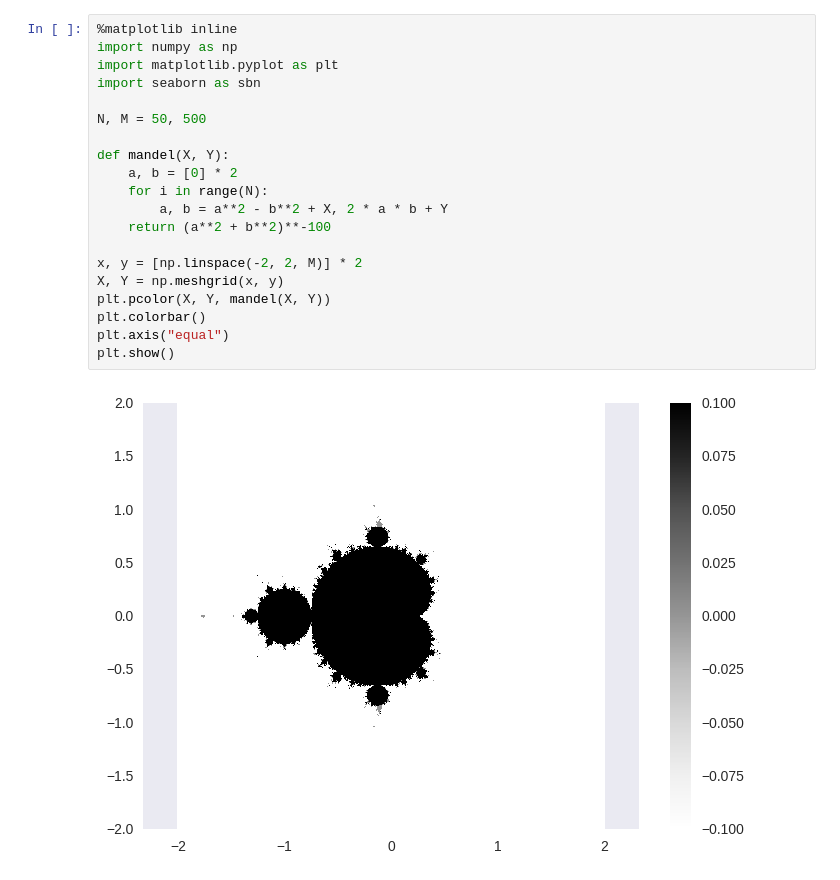
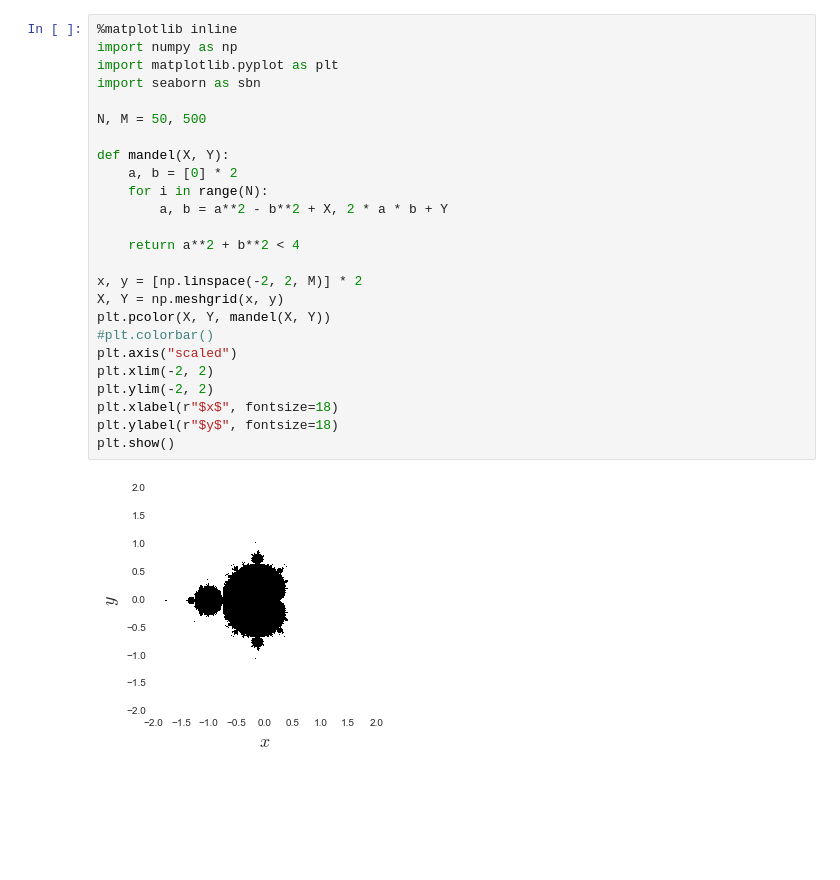
Before and after one commit to jabberwocky0139/QiitaArticles, a Jupyter notebook: Chaos_Fractal.ipynb, the cells around one changed output. Cells and saved outputs as stored; diff of their text form; blank space fills up the shorter version.

```diff
--- a/Chaos_Fractal.ipynb
+++ b/Chaos_Fractal.ipynb
@@ -1,25 +1,30 @@
 # %%
 %matplotlib inline
 import numpy as np
 import matplotlib.pyplot as plt
 import seaborn as sbn
 
 N, M = 50, 500
 
 def mandel(X, Y):
     a, b = [0] * 2
     for i in range(N):
         a, b = a**2 - b**2 + X, 2 * a * b + Y
-    return (a**2 + b**2)**-100
+
+    return a**2 + b**2 < 4
 
 x, y = [np.linspace(-2, 2, M)] * 2
 X, Y = np.meshgrid(x, y)
 plt.pcolor(X, Y, mandel(X, Y))
-plt.colorbar()
-plt.axis("equal")
+#plt.colorbar()
+plt.axis("scaled")
+plt.xlim(-2, 2)
+plt.ylim(-2, 2)
+plt.xlabel(r"$x$", fontsize=18)
+plt.ylabel(r"$y$", fontsize=18)
 plt.show()
 # %% [output]
-[figure, old version]
+[figure, new version]
 # %%
 def logistic(a):
     x = [0.8]
```
Also changed, not shown: parts of 3 cells of this notebook, 7 other files.
